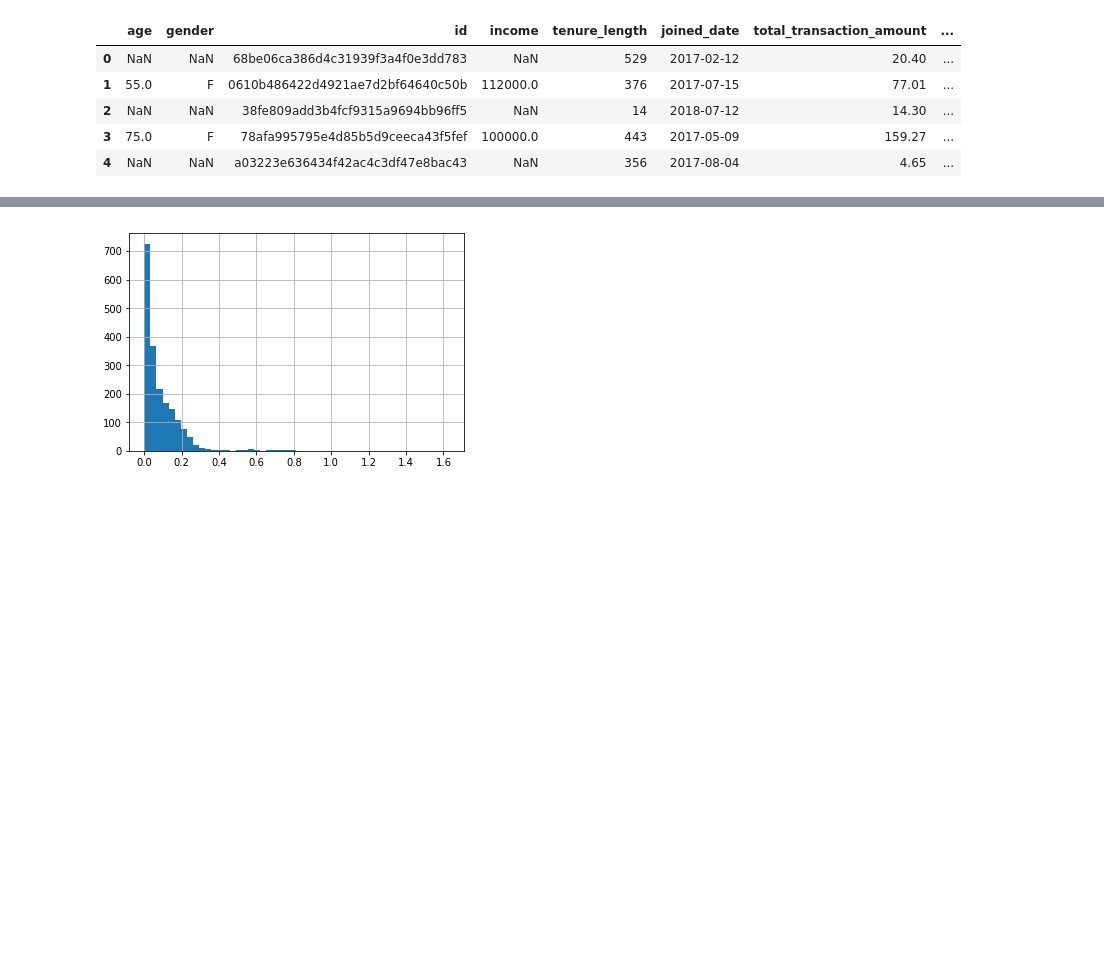
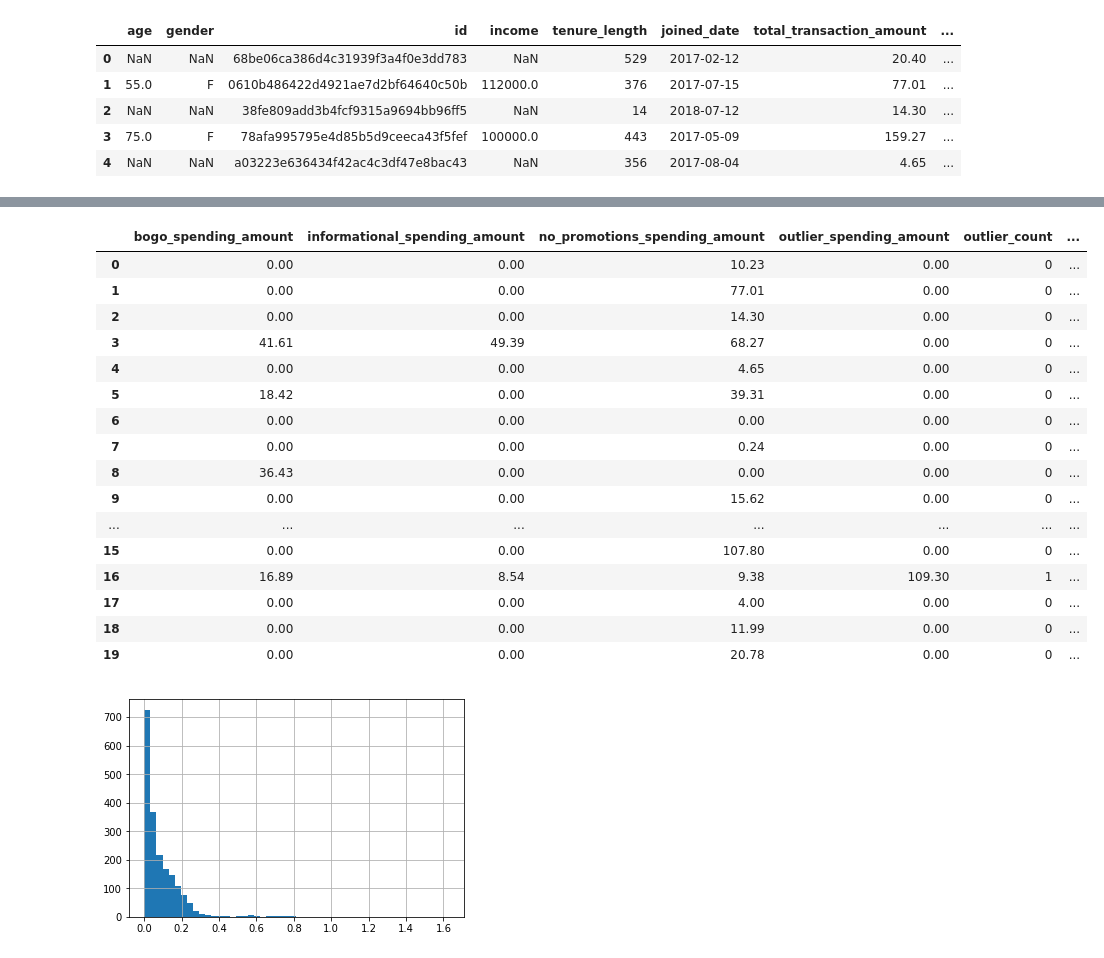
Before and after one commit to keigito/Starbucks_Customer_Analysis, a Jupyter notebook: Starbucks_Capstone_notebook.ipynb, the cells around one changed output, grey strips where cells are left out. Saved outputs shown, nothing was run; the diff lists cells and outputs as text; code cells hidden in the pictures; blank space fills up the shorter version.

```diff
--- a/Starbucks_Capstone_notebook.ipynb
+++ b/Starbucks_Capstone_notebook.ipynb
@@ -727,6 +729,29 @@ profile["discount_avg_receive_to_view_time"] = discount_avg_receive_to_view_time
 profile["bogo_avg_receive_to_view_time"] = bogo_avg_receive_to_view_time_list
 profile["discount_avg_view_to_complete_time"] = discount_avg_view_to_complete_time_list
 profile["bogo_avg_view_to_complete_time"] = bogo_avg_view_to_complete_time_list
+profile["discount_total_offers_count"] = discount_total_offers_count_list
+profile["bogo_total_offers_count"] = bogo_total_offers_count_list
+profile["informational_total_offers_count"] = informational_total_offers_count_list
+# %%
+profile.iloc[0:20, 20:40]
+# %% [output]
+|  | bogo_spending_amount | informational_spending_amount | no_promotions_spending_amount | outlier_spending_amount | outlier_count | ... |
+| 0 | 0.00 | 0.00 | 10.23 | 0.00 | 0 | ... |
+| 1 | 0.00 | 0.00 | 77.01 | 0.00 | 0 | ... |
+| 2 | 0.00 | 0.00 | 14.30 | 0.00 | 0 | ... |
+| 3 | 41.61 | 49.39 | 68.27 | 0.00 | 0 | ... |
+| 4 | 0.00 | 0.00 | 4.65 | 0.00 | 0 | ... |
+| 5 | 18.42 | 0.00 | 39.31 | 0.00 | 0 | ... |
+| 6 | 0.00 | 0.00 | 0.00 | 0.00 | 0 | ... |
+| 7 | 0.00 | 0.00 | 0.24 | 0.00 | 0 | ... |
+| 8 | 36.43 | 0.00 | 0.00 | 0.00 | 0 | ... |
+| 9 | 0.00 | 0.00 | 15.62 | 0.00 | 0 | ... |
+| ... | ... | ... | ... | ... | ... | ... |
+| 15 | 0.00 | 0.00 | 107.80 | 0.00 | 0 | ... |
+| 16 | 16.89 | 8.54 | 9.38 | 109.30 | 1 | ... |
+| 17 | 0.00 | 0.00 | 4.00 | 0.00 | 0 | ... |
+| 18 | 0.00 | 0.00 | 11.99 | 0.00 | 0 | ... |
+| 19 | 0.00 | 0.00 | 20.78 | 0.00 | 0 | ... |
 # %%
 # profile.loc[0:40, ["id", "discount_spending_per_day", "bogo_spending_per_day", "informational_spending_per_day", "no_promotions_spending_per_day"]]
 # %%
```
Also changed, not shown: parts of 1 cell of this notebook.
